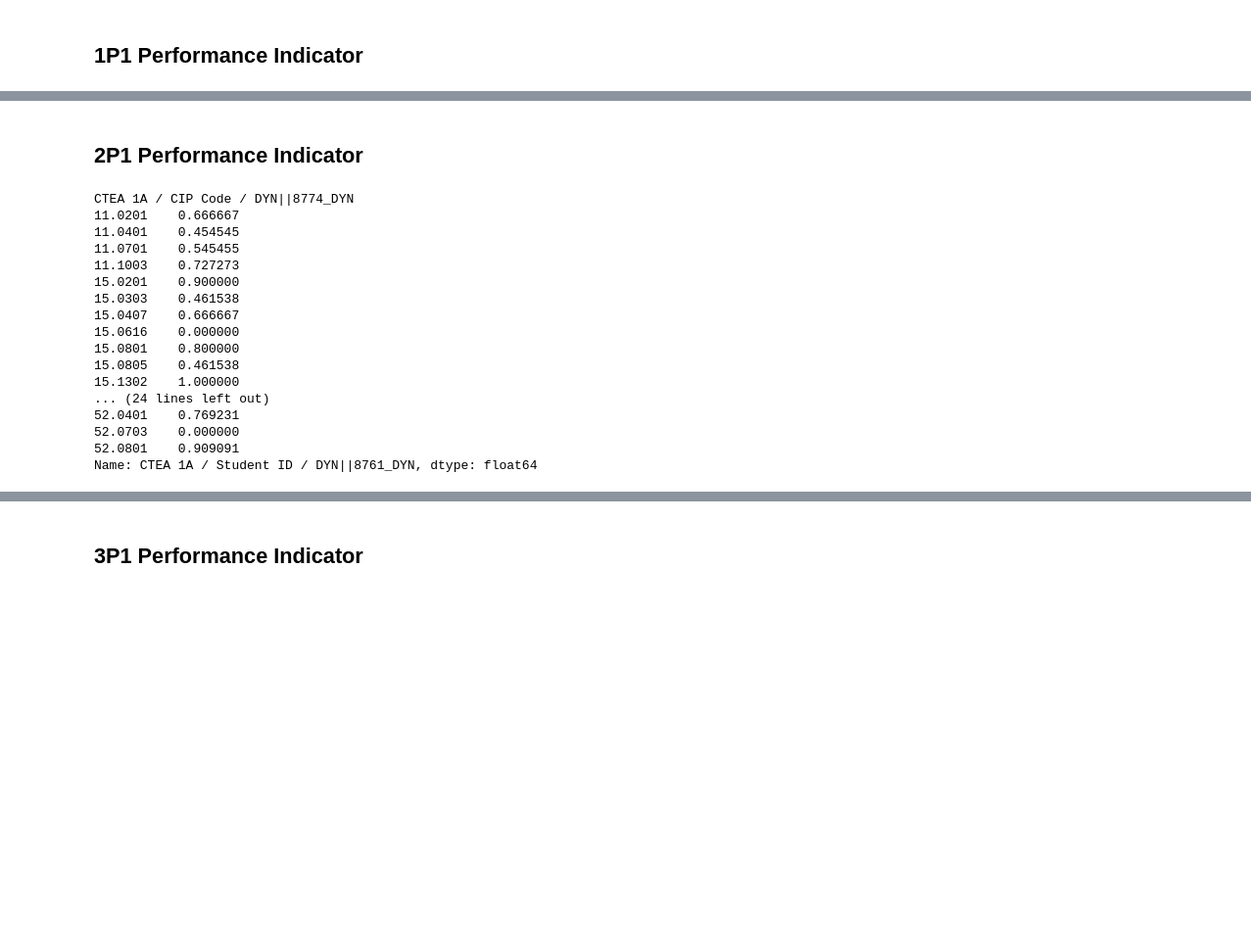
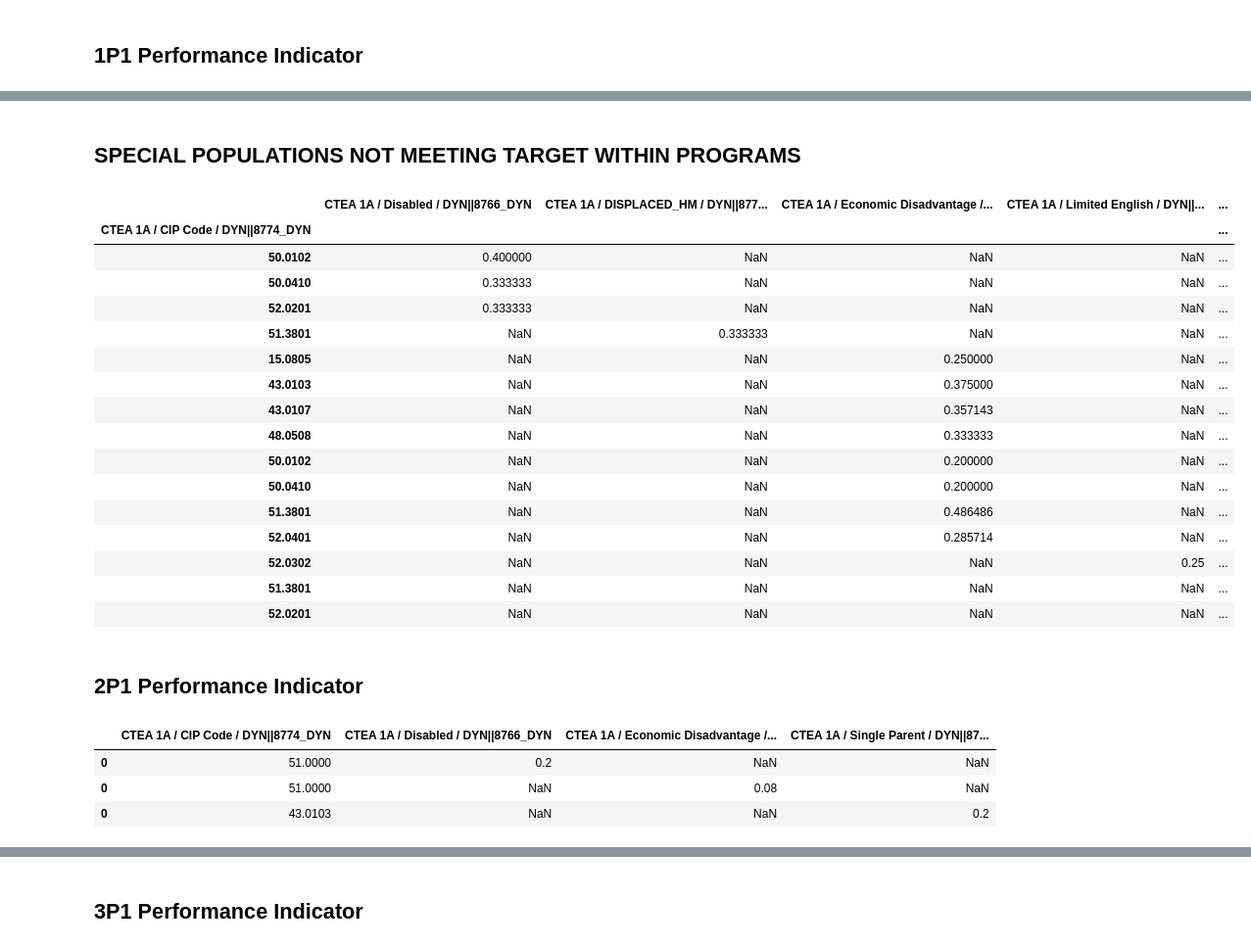
Before and after one commit to mjfikes/IR, a Jupyter notebook: PerkinsV/PerkinsV.ipynb, the cells around one changed output, grey strips where cells are left out. Shown at 98% size. Cells and saved outputs as stored; diff of their text form; code cells hidden in the pictures; blank space fills up the shorter version.

Commit message:
Update PerkinsV.ipynb
modified code to output data for special populations, added targets and finds programs and special pops that fall below target.

```diff
--- a/PerkinsV/PerkinsV.ipynb
+++ b/PerkinsV/PerkinsV.ipynb
@@ -26,3 +28,7 @@ File CTEA.xlsx loaded successfully
+# %%
+target_1 = .4975
+target_2 = .2075
+target_3 = .1675
 # %%
 # fields to use for calculations from merged CTEA 1A/B - can be renamed if your fields are different
 cip_field = 'CTEA 1A / CIP Code / DYN||8774_DYN'
@@ -43,3 +49,4 @@ migr_field = 'CTEA 1A / Migrant / DYN||8772_DYN'
 sparnt_field = 'CTEA 1A / Single Parent / DYN||8775_DYN'
 youth_ao_field = 'CTEA 1A / Youth Aged Out / DYN||8779_DYN'
 youth_af_field = 'CTEA 1A / Youth Armed Forces / DYN||8762_DYN'
+spop_fields = [disab_field,displ_field,econdis_field,homels_field,lim_eng_field,migr_field,sparnt_field,youth_ao_field,youth_af_field]
@@ -92,2 +101,18 @@ num_1p1_spop = special_pop(num_1p1)
+# %%
+# Calculate performance for each special population by CIP, return values below target
+rows_1p1 = []
+for i in spop_fields:
+
+    lim_num = pd.DataFrame(num_1p1[(num_1p1[i]==1)])
+    lim_den = pd.DataFrame(den_1p1[(den_1p1[i]==1)])
+
+    num = pd.DataFrame(lim_num).filter([cip_field,i]).groupby(cip_field).count()
+    dem = pd.DataFrame(lim_den).filter([cip_field,i]).groupby(cip_field).count()
+    pct = num.divide(dem)
+    underperf = pct[(pct.values<=target_1)]
+
+    rows_1p1.append(underperf.reset_index())
+
+spop_1p1 = pd.concat(rows_1p1).dropna(axis=1,how='all')
 # %%
 num_grp_1 = num_1p1.groupby(cip_field)[id_field].count()
@@ -141,3 +168,27 @@ Name: CTEA 1A / Student ID / DYN||8761_DYN, dtype: float64
+# %% [markdown]
+## SPECIAL POPULATIONS NOT MEETING TARGET WITHIN PROGRAMS
+# %%
+# Special Pops falling below 1P1 target, by CIP
+unmet_spop_1p1 = spop_1p1.set_index('CTEA 1A / CIP Code / DYN||8774_DYN')
+unmet_spop_1p1
+# %% [output]
+|  | CTEA 1A / Disabled / DYN||8766_DYN | CTEA 1A / DISPLACED_HM / DYN||877... | CTEA 1A / Economic Disadvantage /... | CTEA 1A / Limited English / DYN||... | ... |
+| CTEA 1A / CIP Code / DYN||8774_DYN |  |  |  |  | ... |
+| 50.0102 | 0.400000 | NaN | NaN | NaN | ... |
+| 50.0410 | 0.333333 | NaN | NaN | NaN | ... |
+| 52.0201 | 0.333333 | NaN | NaN | NaN | ... |
+| 51.3801 | NaN | 0.333333 | NaN | NaN | ... |
+| 15.0805 | NaN | NaN | 0.250000 | NaN | ... |
+| 43.0103 | NaN | NaN | 0.375000 | NaN | ... |
+| 43.0107 | NaN | NaN | 0.357143 | NaN | ... |
+| 48.0508 | NaN | NaN | 0.333333 | NaN | ... |
+| 50.0102 | NaN | NaN | 0.200000 | NaN | ... |
+| 50.0410 | NaN | NaN | 0.200000 | NaN | ... |
+| 51.3801 | NaN | NaN | 0.486486 | NaN | ... |
+| 52.0401 | NaN | NaN | 0.285714 | NaN | ... |
+| 52.0302 | NaN | NaN | NaN | 0.25 | ... |
+| 51.3801 | NaN | NaN | NaN | NaN | ... |
+| 52.0201 | NaN | NaN | NaN | NaN | ... |
 # %% [markdown]
 ## 2P1 Performance Indicator
 # %%
@@ -153,2 +218,9 @@ den_grp_2 = den_2p1.groupby(cip_field)[id_field].count()
+# %%
+spop_2p1
+# %% [output]
+|  | CTEA 1A / CIP Code / DYN||8774_DYN | CTEA 1A / Disabled / DYN||8766_DYN | CTEA 1A / Economic Disadvantage /... | CTEA 1A / Single Parent / DYN||87... |
+| 0 | 51.0000 | 0.2 | NaN | NaN |
+| 0 | 51.0000 | NaN | 0.08 | NaN |
+| 0 | 43.0103 | NaN | NaN | 0.2 |
 # %%
 percents_2p1 = num_grp_2.divide(den_grp_2,fill_value=0)
@@ -156,21 +226,0 @@ spop_percents_2p1 = num_grp_2_spop.divide(den_grp_2,fill_value=0)
-# %%
-# view percents by CIP
-percents_2p1
-# %% [output]
-CTEA 1A / CIP Code / DYN||8774_DYN
-11.0201    0.666667
-11.0401    0.454545
-11.0701    0.545455
-11.1003    0.727273
-15.0201    0.900000
-15.0303    0.461538
-15.0407    0.666667
-15.0616    0.000000
-15.0801    0.800000
-15.0805    0.461538
-15.1302    1.000000
-... (24 lines left out)
-52.0401    0.769231
-52.0703    0.000000
-52.0801    0.909091
-Name: CTEA 1A / Student ID / DYN||8761_DYN, dtype: float64
```
Also changed, not shown: parts of 45 cells of this notebook.
